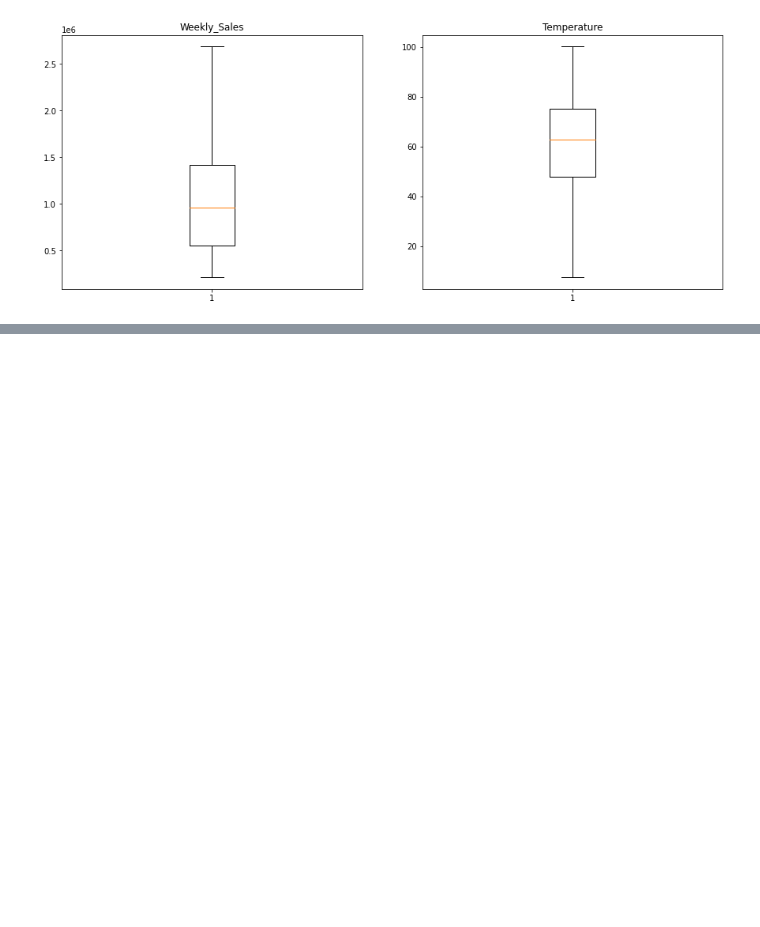
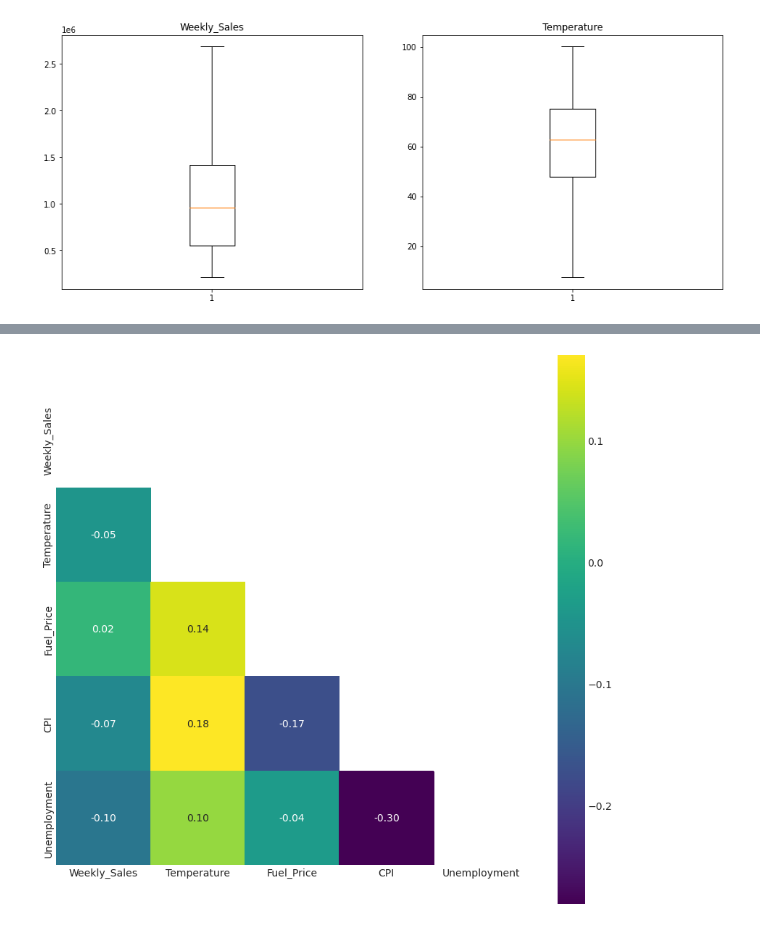
Before and after one commit to abakashi/dnc_deliverable2_walmart, a Jupyter notebook: Deliverable__2_mc_g1.ipynb, the cells around one changed output, grey strips where cells are left out. Cells and saved outputs as stored; diff of their text form; code cells hidden in the pictures; blank space fills up the shorter version.

```diff
--- a/Deliverable__2_mc_g1.ipynb
+++ b/Deliverable__2_mc_g1.ipynb
@@ -148,3 +149,20 @@ plt.show()
+# %%
+#checagem da matriz de correlação.
+
+ds_hmap = ds_no_out.drop(labels=['Store', 'Date', 'Holiday_Flag', 'Week_Number']
+                         , axis=1)
+
+mask = np.zeros_like(ds_hmap.corr())
+mask[np.triu_indices_from(mask)] = True
+
+with sns.axes_style('white'):
+    f, ax = plt.subplots(figsize=(13,13))
+    ax = sns.heatmap(ds_hmap.corr(),mask=mask, square=True, annot=True,
+                     fmt='.2f', cmap='viridis', robust=True)
+plt.show()
+#Correlação muito fraca das variáveis quantitativas.
+# %% [output]
+[figure, added]
 # %%
 # Filtrando o dataset por vendas nos feriados de natal (Usando dataset sem Outliers)
 ds_christmas = df_weekfilter(ds_no_out, week_getter(christmas_dates))
```
Also changed, not shown: parts of 3 cells of this notebook.
